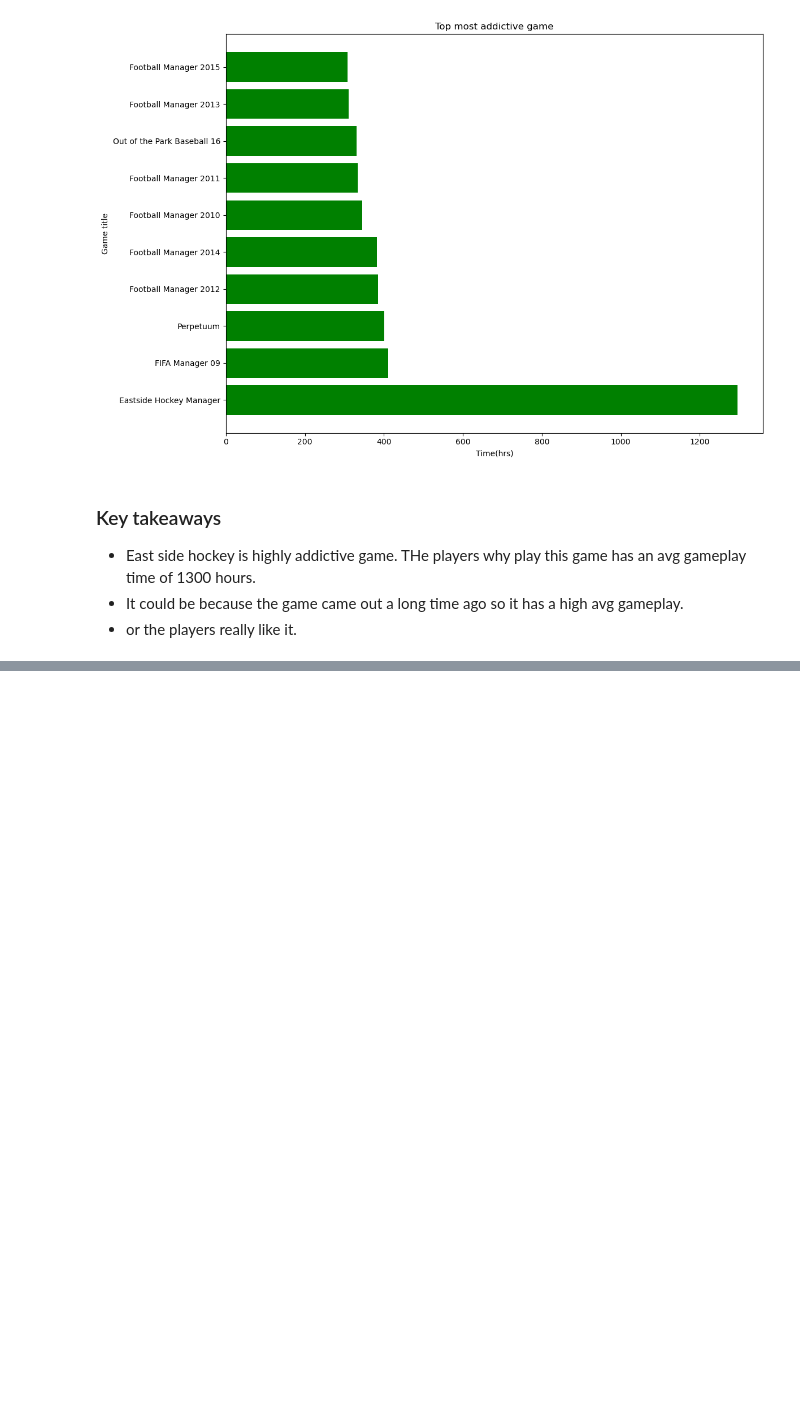
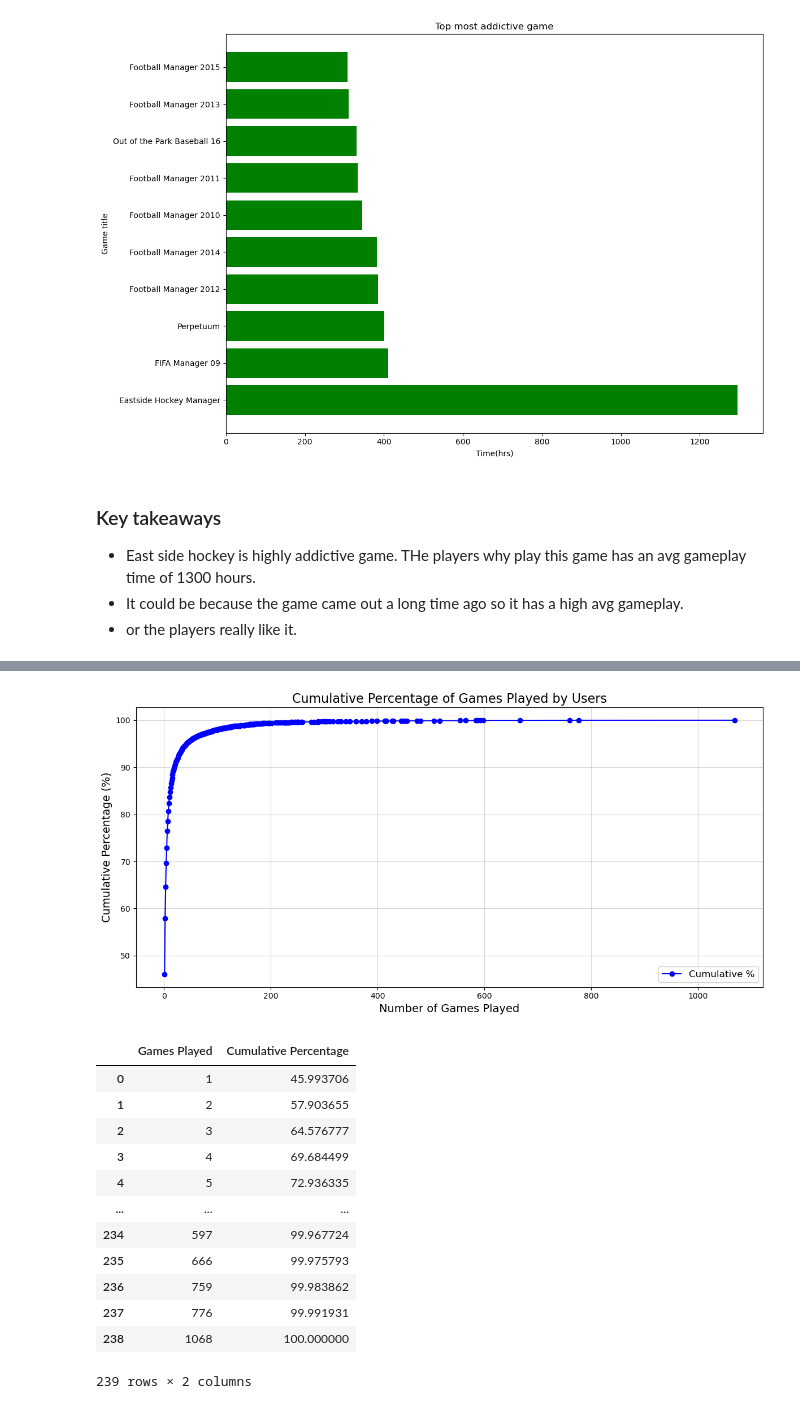
Before and after one commit to blue-jays/Game-Recommender, a Jupyter notebook: test.ipynb, the cells around one changed output, grey strips where cells are left out. Saved outputs shown, nothing was run; the diff lists cells and outputs as text; code cells hidden in the pictures; blank space fills up the shorter version.

```diff
--- a/test.ipynb
+++ b/test.ipynb
@@ -438,0 +494,45 @@ plt.show()
+# %%
+import pandas as pd
+import matplotlib.pyplot as plt
+
+# Group by UserID to count the number of games each user has played
+games_per_user = df.groupby('UserID')['Game'].nunique()
+
+# Create a cumulative distribution table
+cumulative_distribution = games_per_user.value_counts().sort_index().cumsum()
+cumulative_percentage = (cumulative_distribution / cumulative_distribution.max()) * 100
+
+# Convert to DataFrame for easier visualization
+cumulative_df = pd.DataFrame({
+    'Games Played': cumulative_distribution.index,
+    'Cumulative Percentage': cumulative_percentage.values
+}).reset_index(drop=True)
+
+# Plot the cumulative percentage
+plt.figure(figsize=(12, 6))
+plt.plot(cumulative_df['Games Played'], cumulative_df['Cumulative Percentage'], marker='o', color='blue', label='Cumulative %')
+plt.title('Cumulative Percentage of Games Played by Users', fontsize=16)
+plt.xlabel('Number of Games Played', fontsize=14)
+plt.ylabel('Cumulative Percentage (%)', fontsize=14)
+plt.grid(alpha=0.5)
+plt.legend(fontsize=12)
+plt.tight_layout()
+plt.show()
+
+# Display the cumulative table
+cumulative_df
+# %% [output]
+[figure, added]
+|  | Games Played | Cumulative Percentage |
+| 0 | 1 | 45.993706 |
+| 1 | 2 | 57.903655 |
+| 2 | 3 | 64.576777 |
+| 3 | 4 | 69.684499 |
+| 4 | 5 | 72.936335 |
+| ... | ... | ... |
+| 234 | 597 | 99.967724 |
+| 235 | 666 | 99.975793 |
+| 236 | 759 | 99.983862 |
+| 237 | 776 | 99.991931 |
+| 238 | 1068 | 100.000000 |
+239 rows × 2 columns
```
Also changed, not shown: parts of 25 cells of this notebook, 2 other files.
